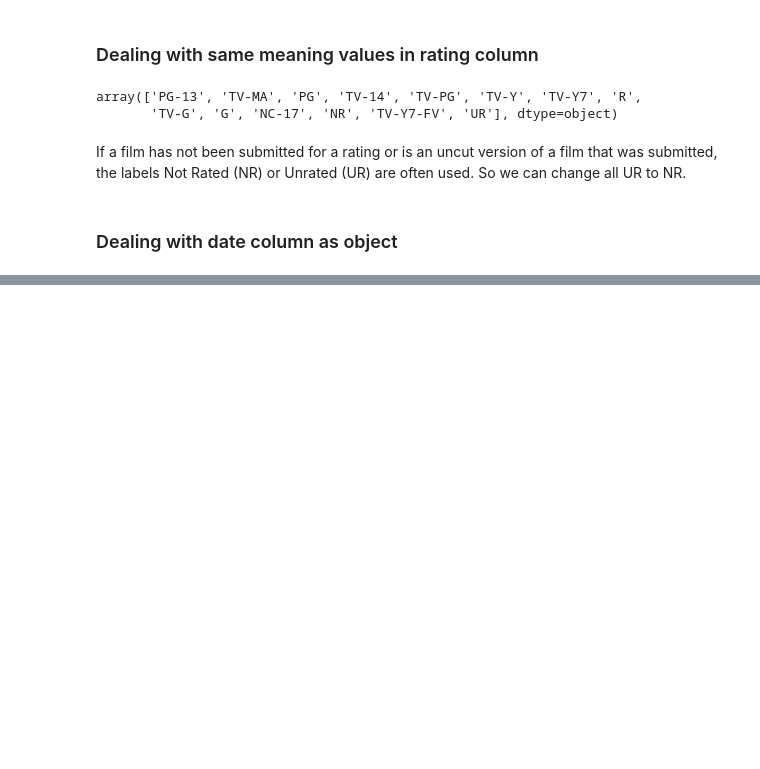
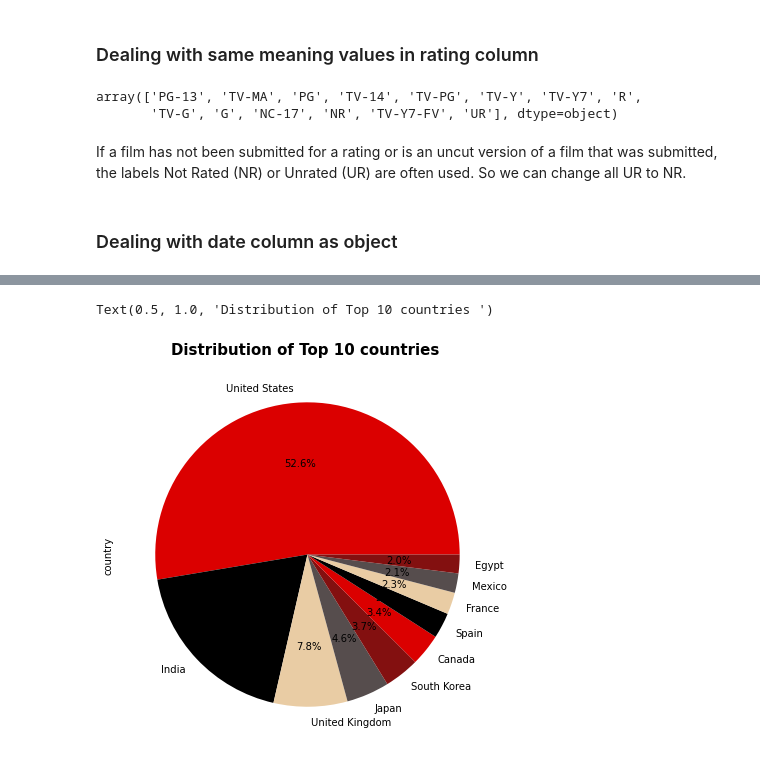
Before and after one commit to lalesafarzade/analysis-and-visualize, a Jupyter notebook: Data_cleaning/Netflix.ipynb, the cells around one changed output, grey strips where cells are left out. Cells and saved outputs as stored; diff of their text form; code cells hidden in the pictures; blank space fills up the shorter version.

```diff
--- a/Data_cleaning/Netflix.ipynb
+++ b/Data_cleaning/Netflix.ipynb
@@ -183,0 +267,11 @@ netflix_df['title'].nunique()
+# %%
+#from movie dataframe
+country_ls=[i for i in netflix_df['country'].value_counts().head(11).to_dict()]
+country_ls.remove('not_mention')
+country_df=pd.concat([netflix_df[netflix_df['country']==i] for i in country_ls])
+plt.figure(figsize=(20,7))
+country_df['country'].value_counts().plot(kind='pie',autopct="%1.1f%%")
+plt.title('Distribution of Top 10 countries ',fontsize= 15,pad=10,fontweight="bold")
+# %% [output]
+Text(0.5, 1.0, 'Distribution of Top 10 countries ')
+[figure, added]
```
Also changed, not shown: parts of 41 cells of this notebook.
